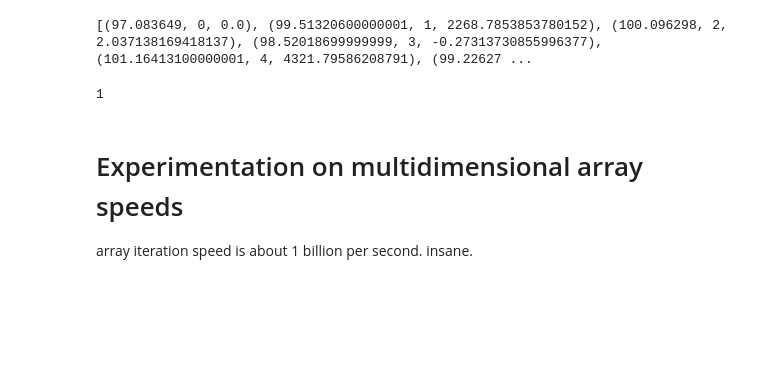
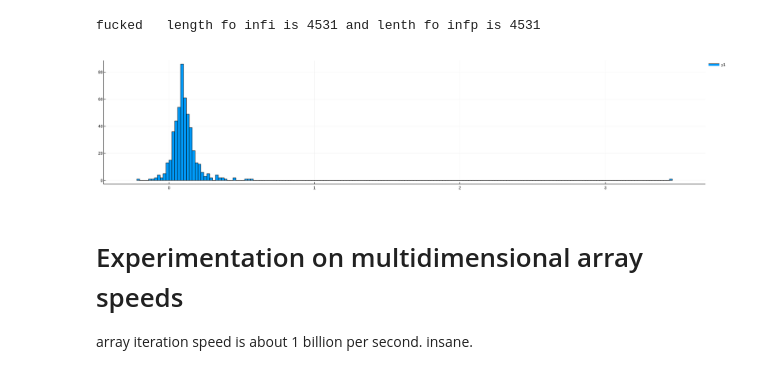
Before and after one commit to agsha/julia, a Jupyter notebook: template.ipynb, the cells around one changed output. Drawn from its saved outputs; the diff is of its cells as text; code cells hidden in the pictures; blank space fills up the shorter version.

```diff
--- a/template.ipynb
+++ b/template.ipynb
@@ -17,4 +27,0 @@ The following graph plots the relation
-# %%
-x = -0.03:0.00001:0.03
-y = map(i -> (1+i)^365-1, x)
-doplot(x.*100, y.*100)
@@ -199,16 +221,0 @@ doplot(x.*100, y.*100)
-# %%
-function consecutiveReturns(infp::Array{Float64}, infd::Array{DateTime})
-    infi = map(x->convert(Int64, (x-infyd[1]).value/86400000), infyd)
-    ans = Array{Float64}(undef, length(infi)-1)
-    for i in 2:length(infp)
-        diff = (infi[i]-infi[i-1])
-        ans[i-1] = r(infp[i-1], infp[i], (infi[i]-infi[i-1])/365)*100/365
-    end
-    println(collect(zip(infp, infi, [0; ans])))
-    return ans
-end
-consecutiveReturns(d["INFY"].prices[2500:2510], d["INFY"].dates[2500:2510])
-1
-# %% [output]
-[(97.083649, 0, 0.0), (99.51320600000001, 1, 2268.7853853780152), (100.096298, 2, 2.037138169418137), (98.52018699999999, 3, -0.27313730855996377), (101.16413100000001, 4, 4321.79586208791), (99.22627 ...
-1
@@ -216,0 +222,6 @@ typeof(infyi)
+# %%
+x = d["BOSCHLTD"].dates
+y = map(x->convert(Int64, trunc((x-infyd[1]).value/86400000)), x)
+println("fucked   length fo infi is $(length(x)) and lenth fo infp is $(length(y))")
+# %% [output]
+fucked   length fo infi is 4531 and lenth fo infp is 4531
@@ -217,3 +231,33 @@ typeof(infyi)
+# %%
+function foo()
+    sql = """ select symbol from indices i where name = 'nifty-500' """
+    result = execute(conn, sql)
+    return result |> table
+end
+df = foo()
+# %%
+function foo()
+    p = Array{Float64}(undef, 0)
+    s = Array{String}(undef, 0)
+#     println(df[3])
+    for fff in df
+        symbol = fff[1]
+#         x = Array{Float64}(undef, length(df[1]))
+#         y = Array{String}(undef, length(df[1]))
+#             println(symbol)
+        if haskey(d, symbol)
+            push!(p, mean(consecutiveReturns(d[symbol].prices, d[symbol].dates)))
+            push!(s, symbol)
+
+        end
+    end
+#     println(y)
+    histogram( p,  size=(1700, 400,))
+
+end
+foo()
+# %% [output]
+[figure, added]
 # %%
 infyi[1:end]
 # %%
```
Also changed, not shown: parts of 11 cells of this notebook.
